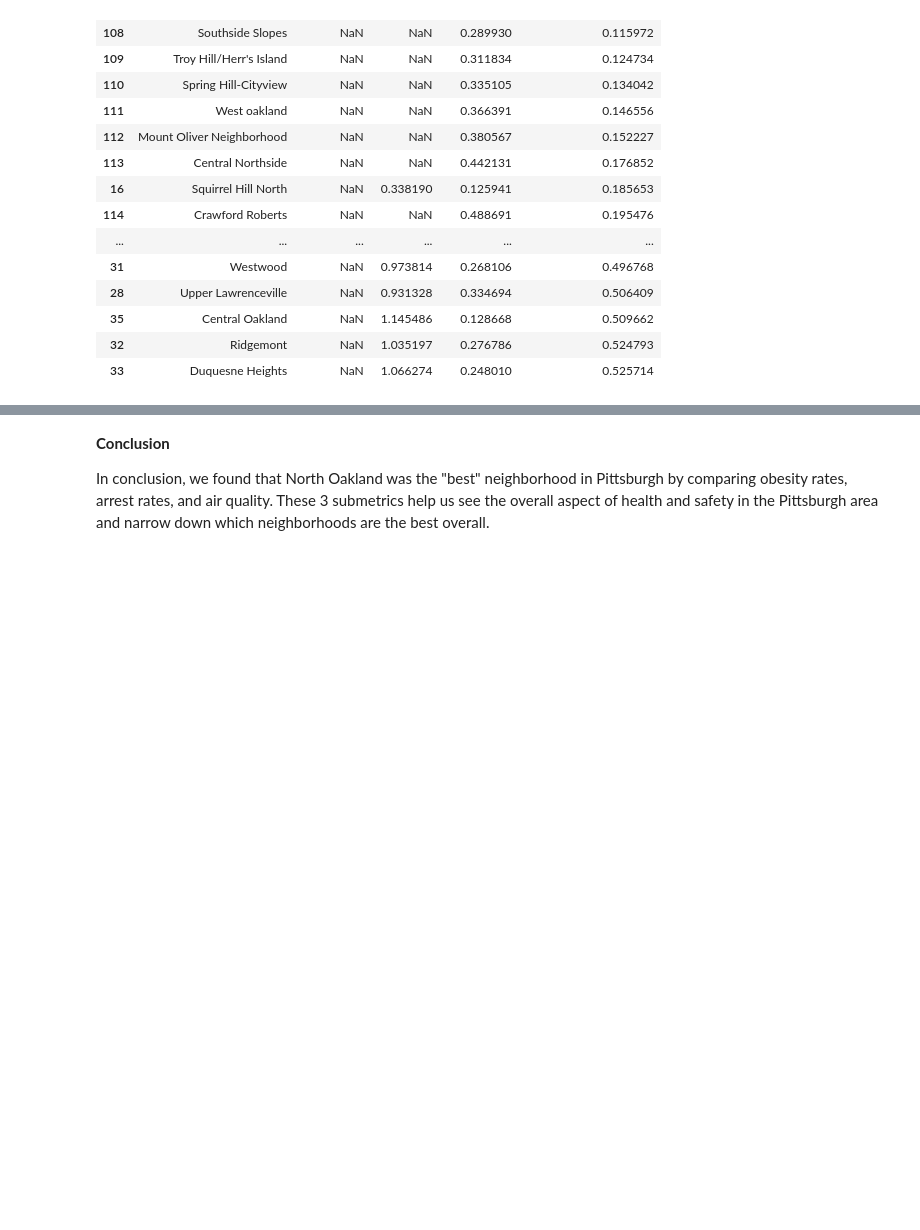
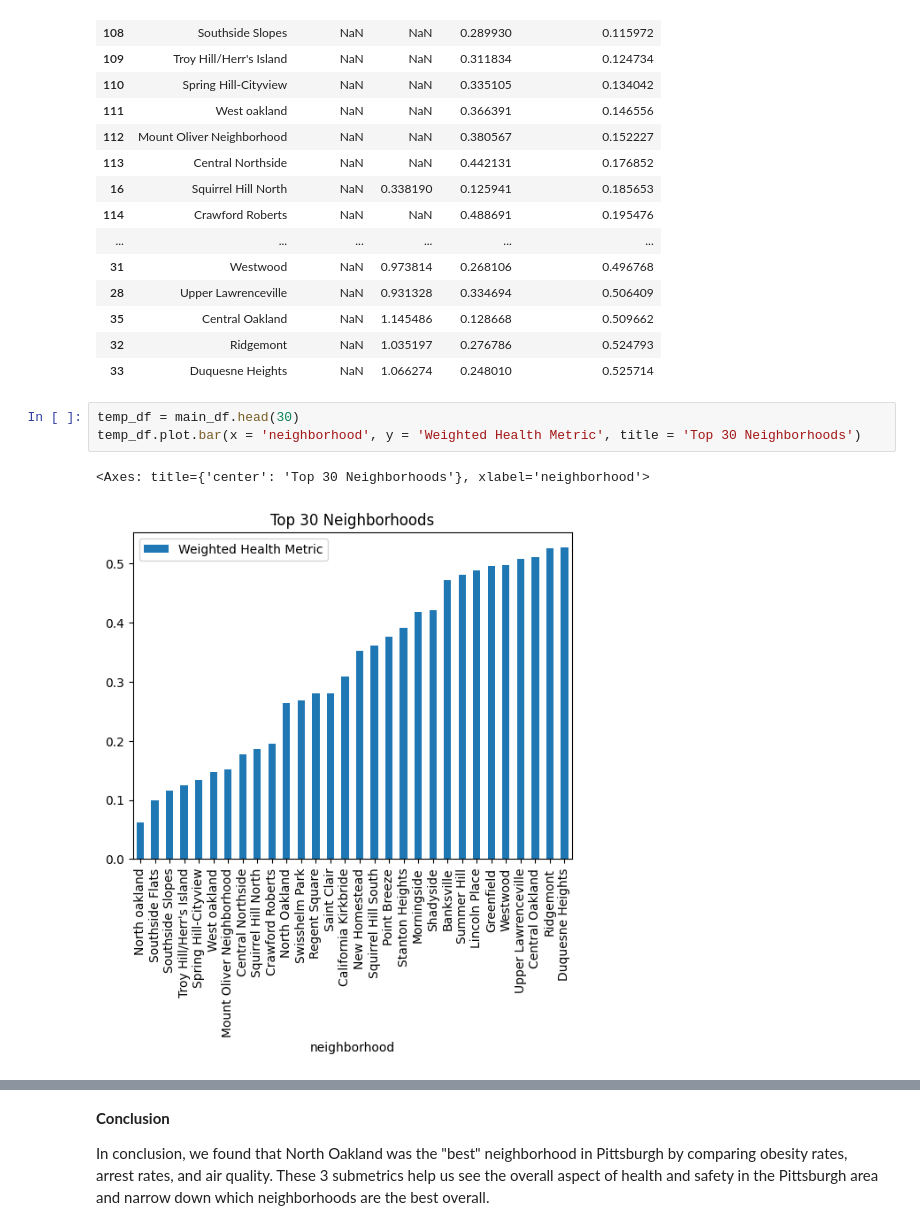
Before and after one commit to JMSJoseph/Final-Project-CMPINF001, a Jupyter notebook: Final-Notebook.ipynb, the cells around one changed output, grey strips where cells are left out. Saved outputs shown, nothing was run; the diff lists cells and outputs as text; blank space fills up the shorter version.

```diff
--- a/Final-Notebook.ipynb
+++ b/Final-Notebook.ipynb
@@ -145,4 +145,10 @@ main_df.head(30)
 | 35 | Central Oakland | NaN | 1.145486 | 0.128668 | 0.509662 |
 | 32 | Ridgemont | NaN | 1.035197 | 0.276786 | 0.524793 |
 | 33 | Duquesne Heights | NaN | 1.066274 | 0.248010 | 0.525714 |
+# %%
+temp_df = main_df.head(30)
+temp_df.plot.bar(x = 'neighborhood', y = 'Weighted Health Metric', title = 'Top 30 Neighborhoods')
+# %% [output]
+<Axes: title={'center': 'Top 30 Neighborhoods'}, xlabel='neighborhood'>
+[figure, added]
 # %% [markdown]
```
Also changed, not shown: parts of 4 cells of this notebook.
